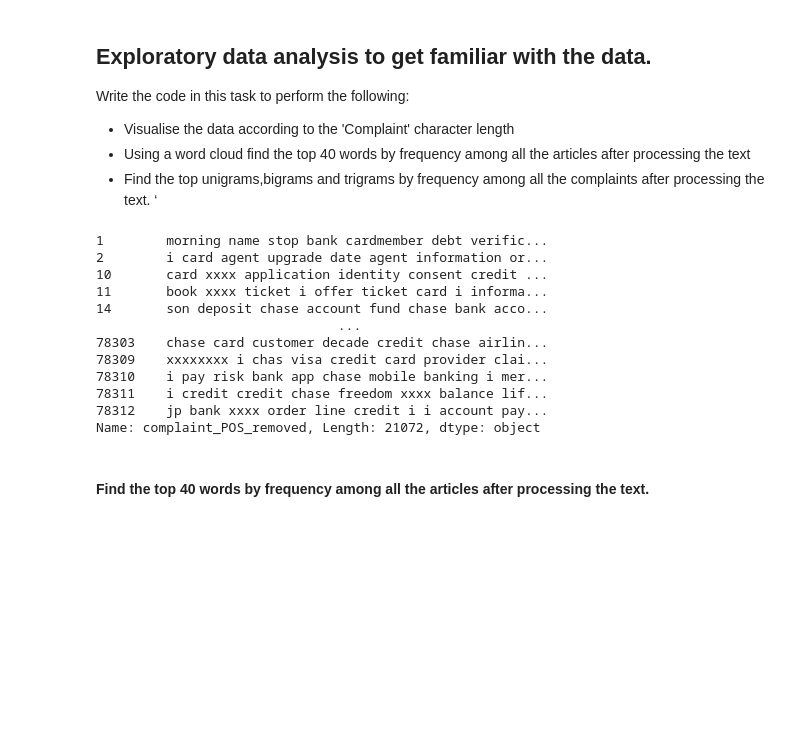
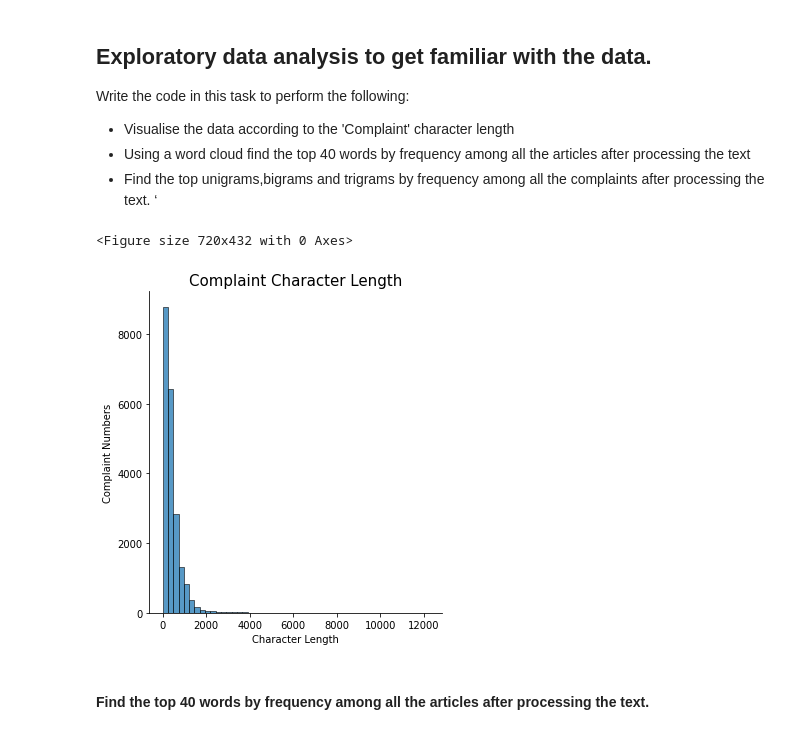
Before and after one commit to bengcheo/ticket_classification, a Jupyter notebook: Automatic_Ticket_Classification_Assignment.ipynb, the cells around one changed output. Cells and saved outputs as stored; diff of their text form; code cells hidden in the pictures; blank space fills up the shorter version.

```diff
--- a/Automatic_Ticket_Classification_Assignment.ipynb
+++ b/Automatic_Ticket_Classification_Assignment.ipynb
@@ -248,20 +236,17 @@ Write the code in this task to perform the following:
 *   Find the top unigrams,bigrams and trigrams by frequency among all the complaints after processing the text. ‘
 # %%
 # Write your code here to visualise the data according to the 'Complaint' character length
-df_clean["complaint_POS_removed"]
+text_length = [len(text) for text in df_clean["complaint_POS_removed"]]
+
+plt.figure(figsize=(10,6))
+sns.displot(text_length, bins=50)
+plt.title('Complaint Character Length', fontsize = 15)
+plt.ylabel('Complaint Numbers')
+plt.xlabel('Character Length')
+plt.show()
 # %% [output]
-1        morning name stop bank cardmember debt verific...
-2        i card agent upgrade date agent information or...
-10       card xxxx application identity consent credit ...
-11       book xxxx ticket i offer ticket card i informa...
-14       son deposit chase account fund chase bank acco...
-                               ...
-78303    chase card customer decade credit chase airlin...
-78309    xxxxxxxx i chas visa credit card provider clai...
-78310    i pay risk bank app chase mobile banking i mer...
-78311    i credit credit chase freedom xxxx balance lif...
-78312    jp bank xxxx order line credit i i account pay...
-Name: complaint_POS_removed, Length: 21072, dtype: object
+<Figure size 720x432 with 0 Axes>
+[figure, added]
 # %% [markdown]
 #### Find the top 40 words by frequency among all the articles after processing the text.
 # %%
```
Also changed, not shown: parts of 12 cells of this notebook.
